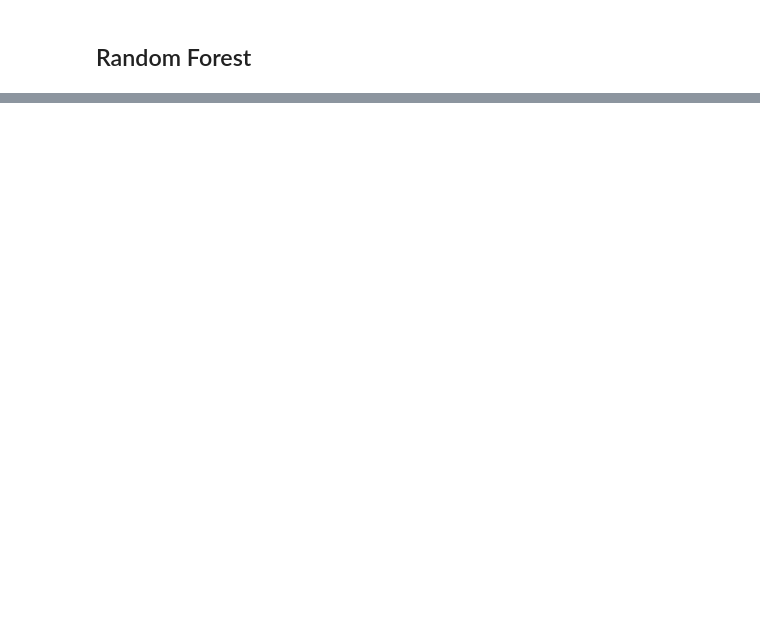
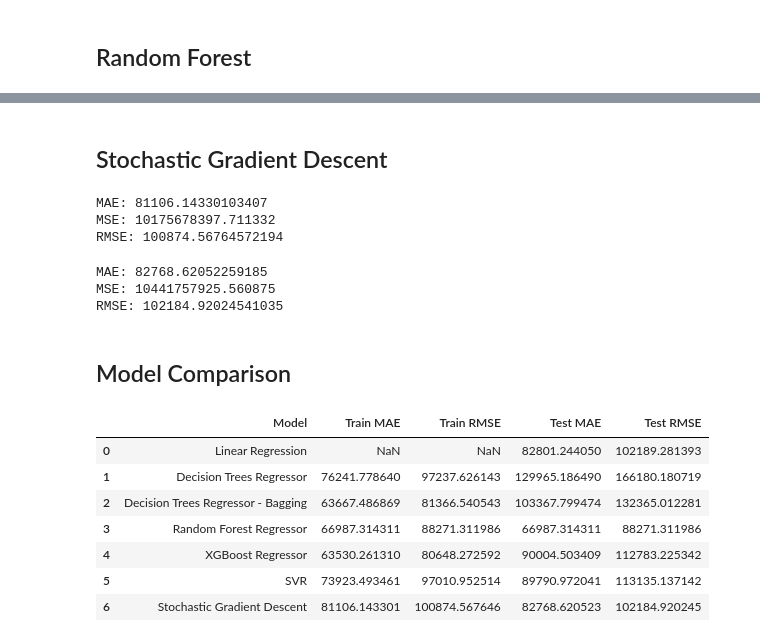
Before and after one commit to ManuelS0usa/SML-Housing-Data, a Jupyter notebook: main.ipynb, the cells around one changed output, grey strips where cells are left out. Cells and saved outputs as stored; diff of their text form; code cells hidden in the pictures; blank space fills up the shorter version.

Commit message:
Several models tested

```diff
--- a/main.ipynb
+++ b/main.ipynb
@@ -427,0 +688,10 @@ from sklearn.ensemble import RandomForestRegressor
+# %%
+svr_res = pd.DataFrame({
+    'Model': ['SVR'],
+    'Train MAE': svr_train_score['mae'],
+    'Train RMSE': svr_train_score['rmse'],
+    'Test MAE': svr_test_score['mae'],
+    'Test RMSE': svr_test_score['rmse']
+})
+
+r5 = r4.append(svr_res, ignore_index=True)
@@ -427,0 +708,44 @@ from sklearn.ensemble import RandomForestRegressor
+# %% [markdown]
+## Stochastic Gradient Descent
+# %%
+from sklearn.linear_model import SGDRegressor
+
+sgd_model = SGDRegressor()  #n_iter_no_change=250, penalty=None, eta0=0.0001, max_iter=100000)
+sgd_model.fit(X_train_sca, y_train)
+
+sgd_pred_train = sgd_model.predict(X_train_sca)
+sgd_train_score = evaluate(y_train, sgd_pred_train)
+# %% [output]
+MAE: 81106.14330103407
+MSE: 10175678397.711332
+RMSE: 100874.56764572194
+# %%
+sgd_pred_test = sgd_model.predict(X_test_sca)
+sgd_test_score = evaluate(y_test, sgd_pred_test)
+# %% [output]
+MAE: 82768.62052259185
+MSE: 10441757925.560875
+RMSE: 102184.92024541035
+# %%
+sgd_res = pd.DataFrame({
+    'Model': ['Stochastic Gradient Descent'],
+    'Train MAE': sgd_train_score['mae'],
+    'Train RMSE': sgd_train_score['rmse'],
+    'Test MAE': sgd_test_score['mae'],
+    'Test RMSE': sgd_test_score['rmse']
+})
+
+r6 = r5.append(sgd_res, ignore_index=True)
+# %% [markdown]
+## Model Comparison
+# %%
+r6
+# %% [output]
+|  | Model | Train MAE | Train RMSE | Test MAE | Test RMSE |
+| 0 | Linear Regression | NaN | NaN | 82801.244050 | 102189.281393 |
+| 1 | Decision Trees Regressor | 76241.778640 | 97237.626143 | 129965.186490 | 166180.180719 |
+| 2 | Decision Trees Regressor - Bagging | 63667.486869 | 81366.540543 | 103367.799474 | 132365.012281 |
+| 3 | Random Forest Regressor | 66987.314311 | 88271.311986 | 66987.314311 | 88271.311986 |
+| 4 | XGBoost Regressor | 63530.261310 | 80648.272592 | 90004.503409 | 112783.225342 |
+| 5 | SVR | 73923.493461 | 97010.952514 | 89790.972041 | 113135.137142 |
+| 6 | Stochastic Gradient Descent | 81106.143301 | 100874.567646 | 82768.620523 | 102184.920245 |
```
Also changed, not shown: parts of 49 cells of this notebook.
